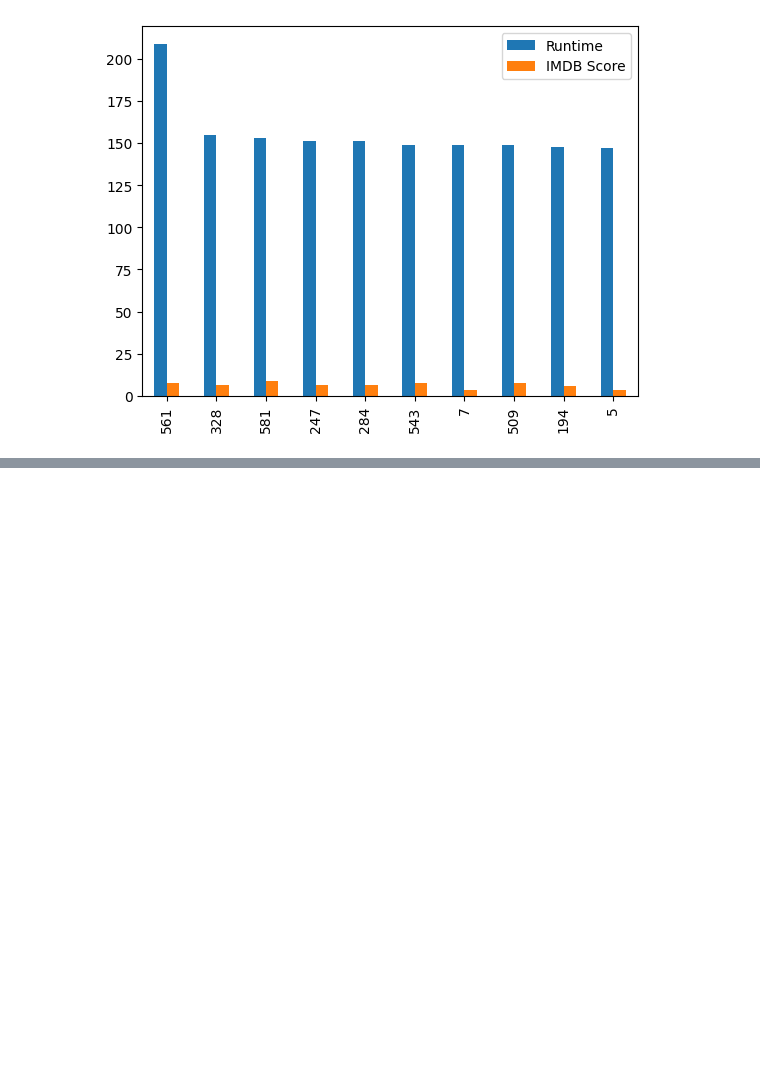
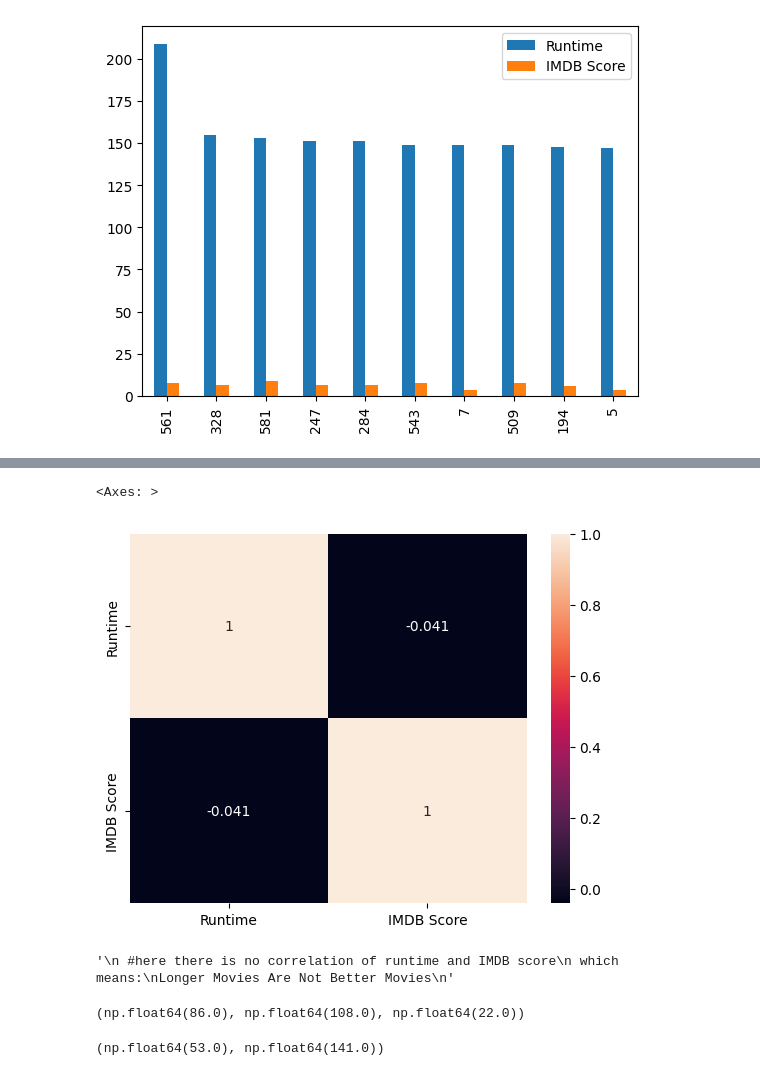
Before and after one commit to Yashzope/EDA_PracT, a Jupyter notebook: EDA_PracT1.ipynb, the cells around one changed output, grey strips where cells are left out. Saved outputs shown, nothing was run; the diff lists cells and outputs as text; code cells hidden in the pictures; blank space fills up the shorter version.

```diff
--- a/EDA_PracT1.ipynb
+++ b/EDA_PracT1.ipynb
@@ -379,0 +513,28 @@ df.sort_values(by='Runtime'	,ascending = False).head(10).plot(kind='bar')
+# %%
+corr_matrix = df[['Runtime','IMDB Score']].corr()
+sns.heatmap(corr_matrix,annot=True)
+# %% [output]
+<Axes: >
+[figure, added]
+# %%
+'''
+ #here there is no correlation of runtime and IMDB score
+ which means:
+Longer Movies Are Not Better Movies
+'''
+# %% [output]
+'\n #here there is no correlation of runtime and IMDB score\n which means:\nLonger Movies Are Not Better Movies\n'
+# %%
+#Is There Any Outlier Data in the Dataset? Please Explain.
+Q1 = df['Runtime'].quantile(0.25)
+Q3 = df['Runtime'].quantile(0.75)
+IQR = Q3 - Q1
+Q1,Q3,IQR
+# %% [output]
+(np.float64(86.0), np.float64(108.0), np.float64(22.0))
+# %%
+lower_bound = Q1-1.5*IQR
+upper_bound = Q3+1.5*IQR
+lower_bound,upper_bound
+# %% [output]
+(np.float64(53.0), np.float64(141.0))
```
Also changed, not shown: parts of 18 cells of this notebook.
